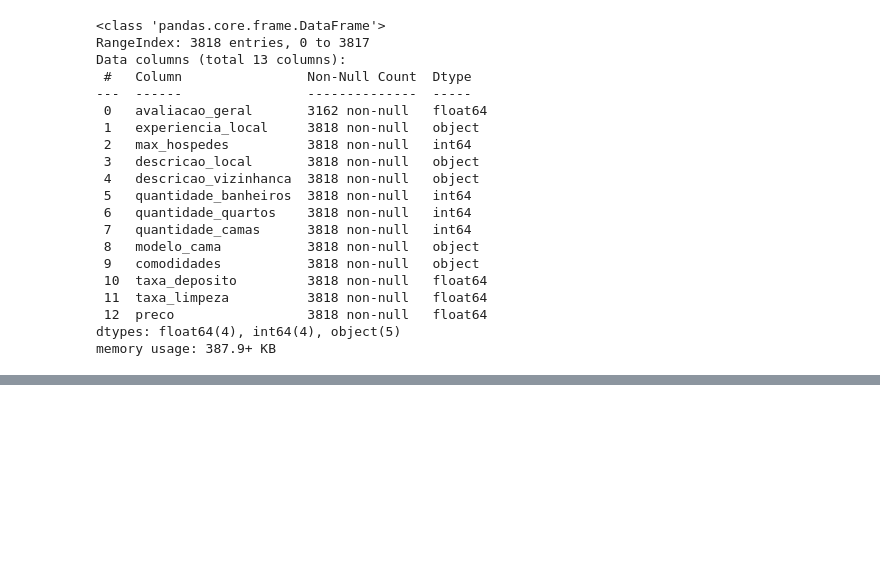
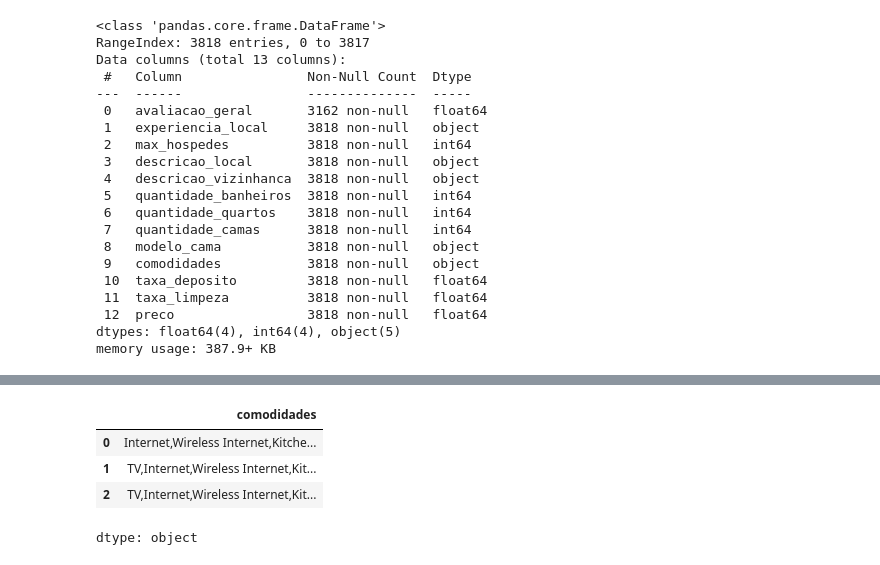
Before and after one commit to Matheus-Pombeiro/transformacao_manipulacao_dados, a Jupyter notebook: transformacao_manipulacao_dados.ipynb, the cells around one changed output, grey strips where cells are left out. Cells and saved outputs as stored; diff of their text form; code cells hidden in the pictures; blank space fills up the shorter version.

```diff
--- a/transformacao_manipulacao_dados.ipynb
+++ b/transformacao_manipulacao_dados.ipynb
@@ -222,0 +263,10 @@ memory usage: 387.9+ KB
+# %%
+# Removendo as {} e as '' de 'Comodidades'
+dados['comodidades'] = dados['comodidades'].str.replace('\{|}|\"', '', regex=True)
+dados['comodidades'].head(3)
+# %% [output]
+|  | comodidades |
+| 0 | Internet,Wireless Internet,Kitche... |
+| 1 | TV,Internet,Wireless Internet,Kit... |
+| 2 | TV,Internet,Wireless Internet,Kit... |
+dtype: object
```
Also changed, not shown: parts of 12 cells of this notebook.
